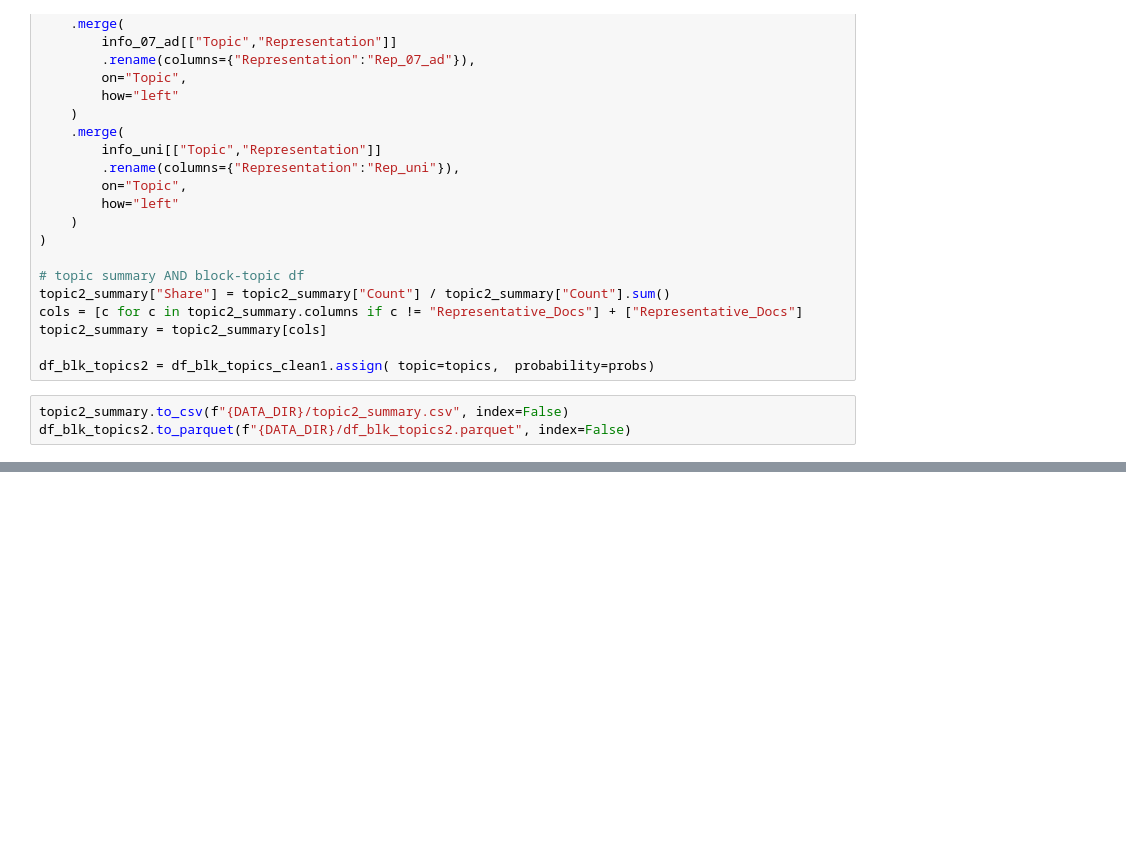
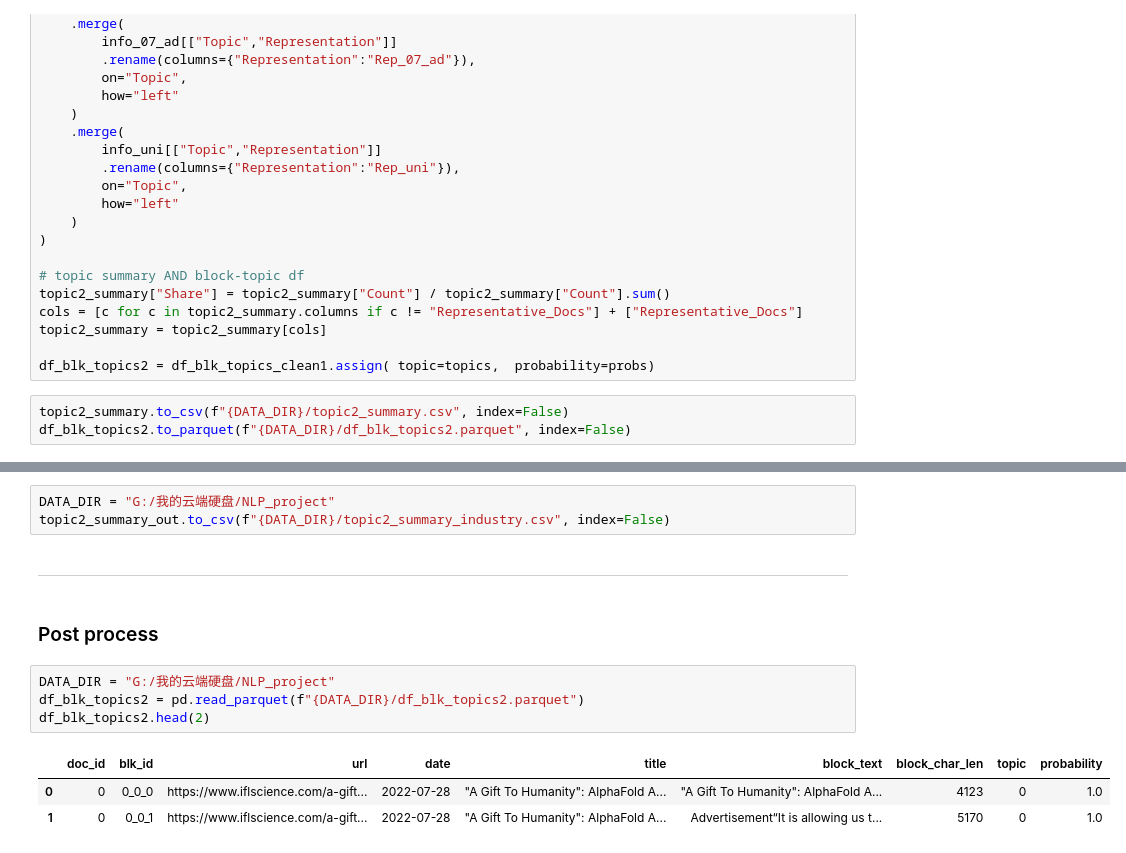
Before and after one commit to Yoki-SyZhang/NLP-How-AI-Impact-Industry, a Jupyter notebook: notebooks/02_Topic_Modeling.ipynb, the cells around one changed output, grey strips where cells are left out. Saved outputs shown, nothing was run; the diff lists cells and outputs as text; blank space fills up the shorter version.

```diff
--- a/notebooks/02_Topic_Modeling.ipynb
+++ b/notebooks/02_Topic_Modeling.ipynb
@@ -1195,0 +1490,15 @@ INDUSTRY_BUCKETS_REFINED = {
+# %%
+DATA_DIR = "G:/我的云端硬盘/NLP_project"
+topic2_summary_out.to_csv(f"{DATA_DIR}/topic2_summary_industry.csv", index=False)
+# %% [markdown]
+---
+# %% [markdown]
+### Post process
+# %%
+DATA_DIR = "G:/我的云端硬盘/NLP_project"
+df_blk_topics2 = pd.read_parquet(f"{DATA_DIR}/df_blk_topics2.parquet")
+df_blk_topics2.head(2)
+# %% [output]
+|  | doc_id | blk_id | url | date | title | block_text | block_char_len | topic | probability |
+| 0 | 0 | 0_0_0 | https://www.iflscience.com/a-gift... | 2022-07-28 | "A Gift To Humanity": AlphaFold A... | "A Gift To Humanity": AlphaFold A... | 4123 | 0 | 1.0 |
+| 1 | 0 | 0_0_1 | https://www.iflscience.com/a-gift... | 2022-07-28 | "A Gift To Humanity": AlphaFold A... | Advertisement“It is allowing us t... | 5170 | 0 | 1.0 |
```
Also changed, not shown: parts of 21 cells of this notebook.
